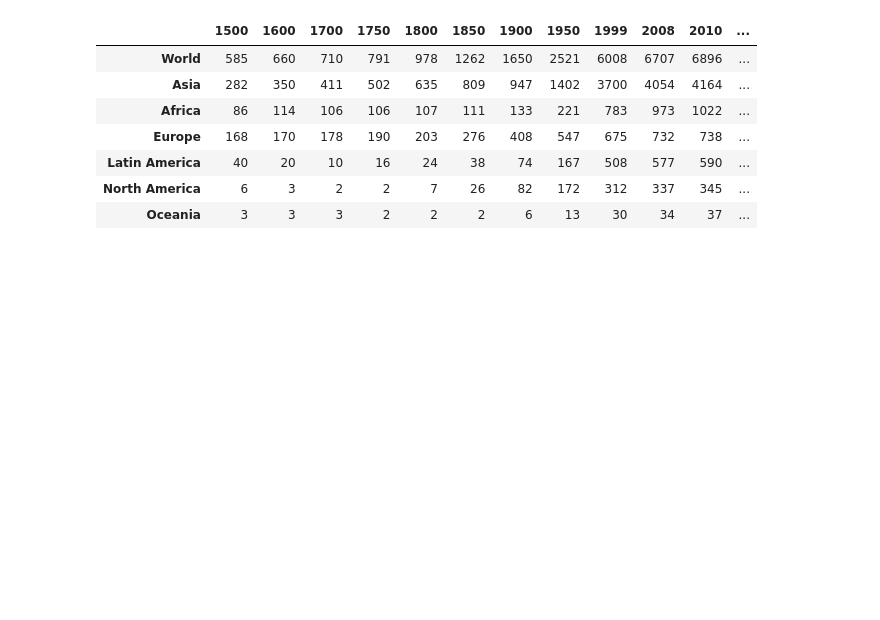
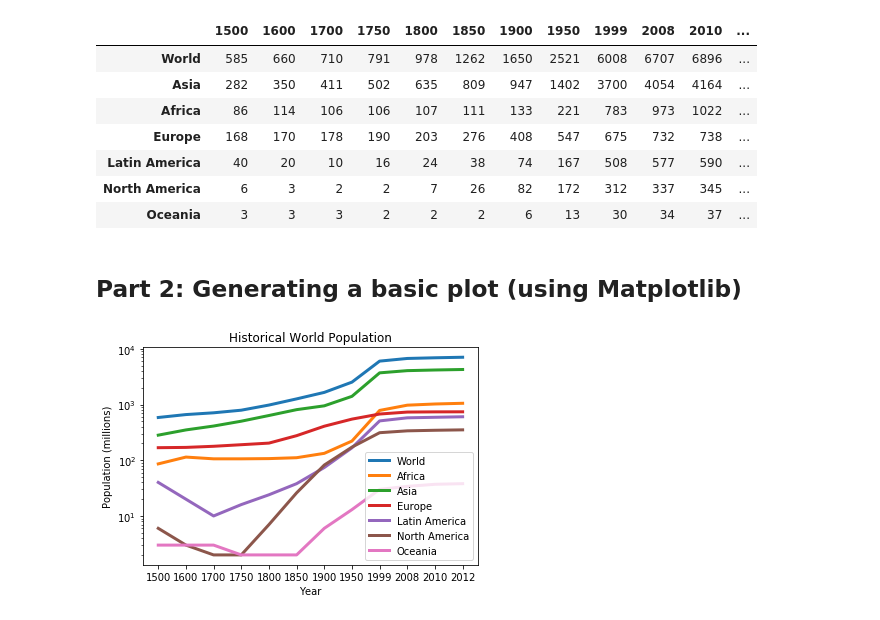
Before and after one commit to rtreharne/python_for_researchers, a Jupyter notebook: jupyter_notebooks/world_population/Py4Res Pandas and Visualisation Mini .ipynb, the cells around one changed output. Cells and saved outputs as stored; diff of their text form; code cells hidden in the pictures; blank space fills up the shorter version.

Commit message:
update with part 2 video

```diff
--- a/jupyter_notebooks/world_population/Py4Res Pandas and Visualisation Mini .ipynb
+++ b/jupyter_notebooks/world_population/Py4Res Pandas and Visualisation Mini .ipynb
@@ -78,3 +78,5 @@ df_filtered.sort_values(by=["2012"], ascending=False)
 # %%
 # Save table to excel spreadsheet
 df_filtered.to_excel("world_population.xlsx")
+# %% [markdown]
+## Part 2: Generating a basic plot (using Matplotlib)
@@ -80,0 +86,22 @@ df_filtered.to_excel("world_population.xlsx")
+# %%
+# Setup figure and axis
+fig, ax = plt.subplots()
+
+# Plot each row as a line
+for row in df_filtered.iterrows():
+    ax.plot(row[1], label=row[0], linewidth=3)
+
+# Set title and axis labels
+ax.set_xlabel('Year')
+ax.set_ylabel('Population (millions)')
+ax.set_title('Historical World Population')
+
+# Include a legend
+ax.legend()
+
+# Use a logarithmic y scale
+ax.set_yscale("log")
+
+plt.show()
+# %% [output]
+[figure, added]
```
Also changed, not shown: parts of 1 cell of this notebook, 2 other files.
